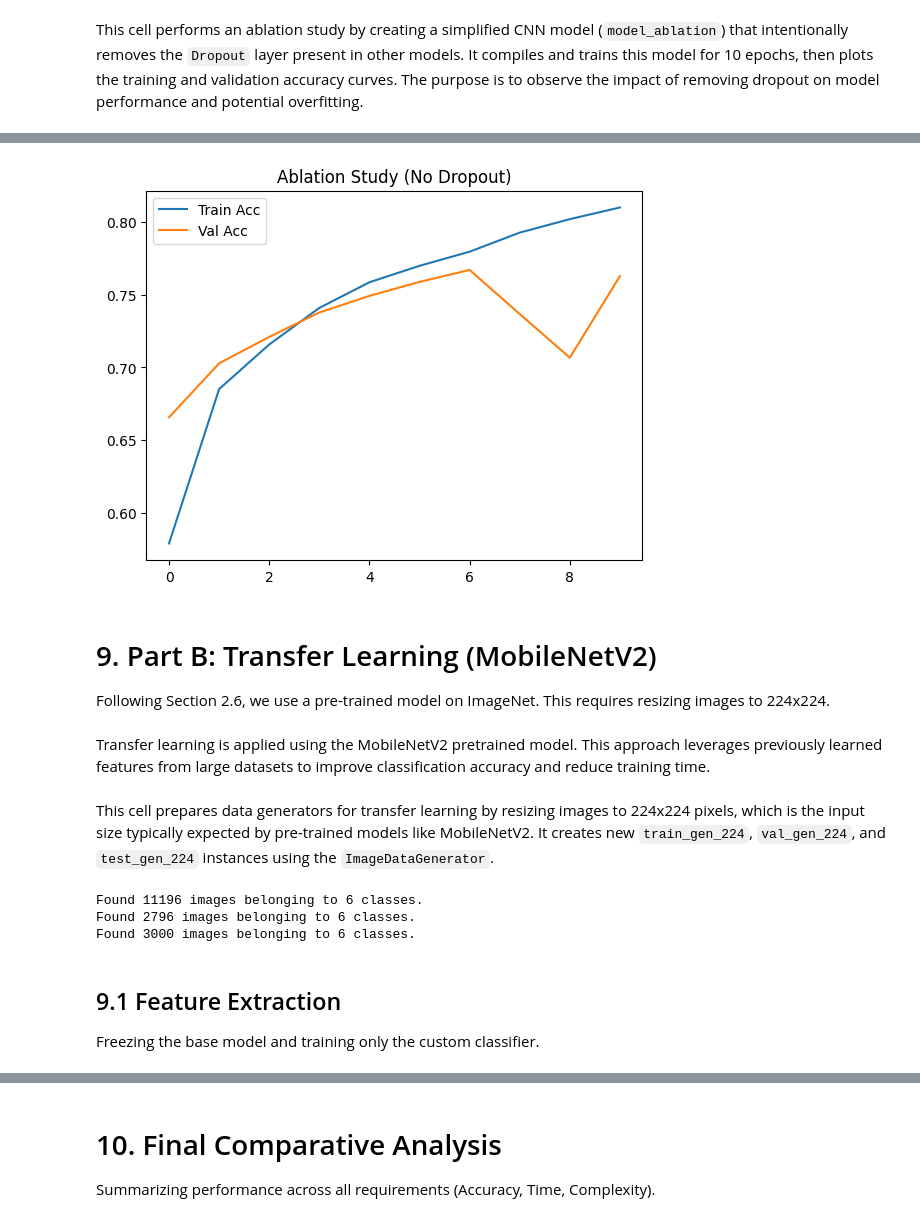
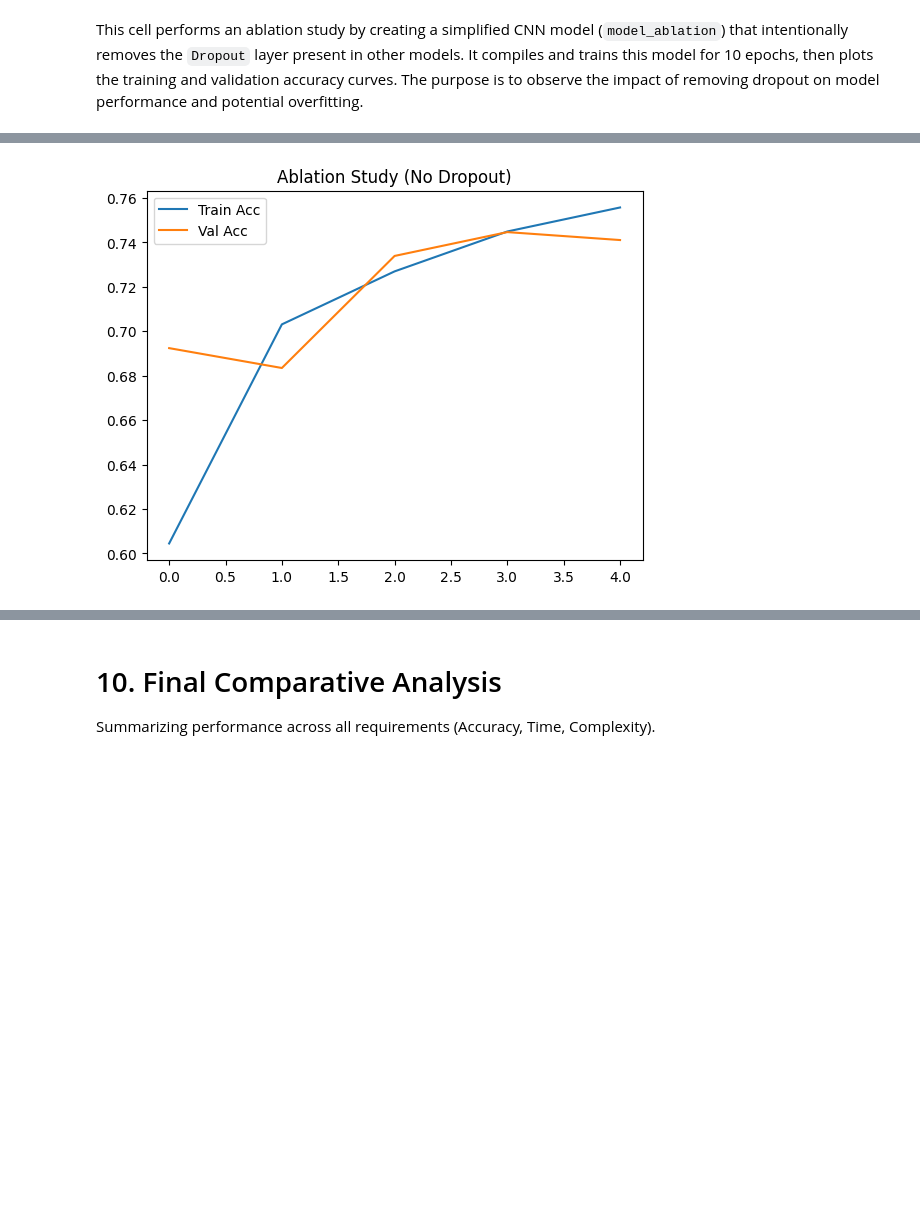
Before and after one commit to anubhav-adhikari/AI-and-ML, a Jupyter notebook: 2414685_Anubhav_Adhikari_Code_Image_Classification.ipynb, the cells around one changed output, grey strips where cells are left out. Drawn from its saved outputs; the diff is of its cells as text; code cells hidden in the pictures; blank space fills up the shorter version.

```diff
--- a/2414685_Anubhav_Adhikari_Code_Image_Classification.ipynb
+++ b/2414685_Anubhav_Adhikari_Code_Image_Classification.ipynb
@@ -333,7 +326,7 @@ model_ablation = models.Sequential([
 ])
 
 model_ablation.compile(optimizer='adam', loss='categorical_crossentropy', metrics=['accuracy'])
-hist_ablation = model_ablation.fit(train_gen_128, validation_data=val_gen_128, epochs=10)
+hist_ablation = model_ablation.fit(train_gen_128, validation_data=val_gen_128, epochs=5)
 
 # Analyze gap between train/val accuracy
 plt.plot(hist_ablation.history['accuracy'], label='Train Acc')
@@ -365,22 +348 @@ Epoch 10/10
-[figure, old version]
+[figure, new version]
-# %% [markdown]
-# 9. Part B: Transfer Learning (MobileNetV2)
-Following Section 2.6, we use a pre-trained model on ImageNet. This requires resizing images to 224x224.
-# %% [markdown]
-Transfer learning is applied using the MobileNetV2 pretrained model. This approach leverages previously learned features from large datasets to improve classification accuracy and reduce training time.
-# %% [markdown]
-This cell prepares data generators for transfer learning by resizing images to 224x224 pixels, which is the input size typically expected by pre-trained models like MobileNetV2. It creates new `train_gen_224`, `val_gen_224`, and `test_gen_224` instances using the `ImageDataGenerator`.
-# %%
-size_224 = (224, 224)
-
-# New generators for Transfer Learning
-train_gen_224 = train_datagen_128.flow_from_directory(clean_train_dir, target_size=size_224, batch_size=32, subset='training')
-val_gen_224 = val_datagen_128.flow_from_directory(clean_train_dir, target_size=size_224, batch_size=32, subset='validation')
-test_gen_224 = ImageDataGenerator(rescale=1./255).flow_from_directory(clean_test_dir, target_size=size_224, batch_size=32, shuffle=False)
-# %% [output]
-Found 11196 images belonging to 6 classes.
-Found 2796 images belonging to 6 classes.
-Found 3000 images belonging to 6 classes.
-# %% [markdown]
-## 9.1 Feature Extraction
-Freezing the base model and training only the custom classifier.
```
Also changed, not shown: parts of 19 cells of this notebook.
